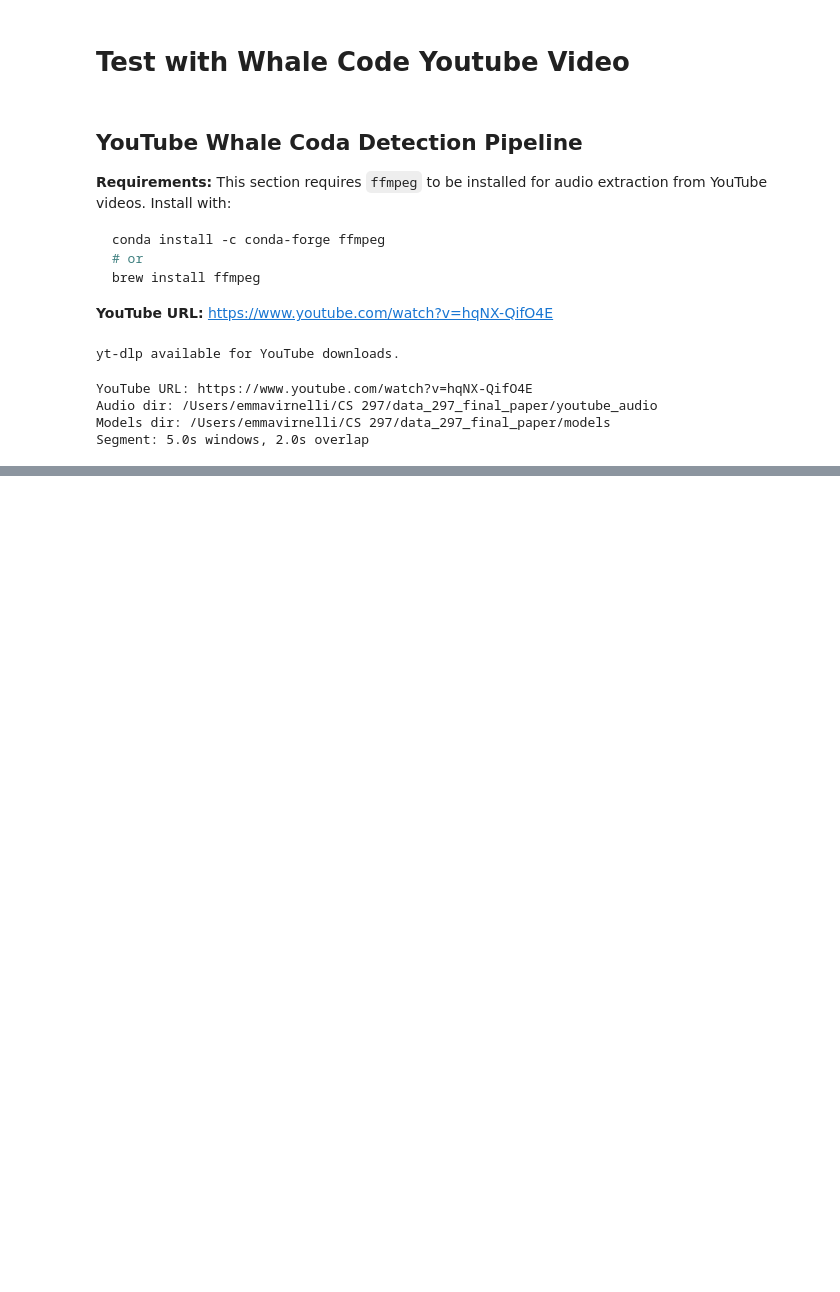
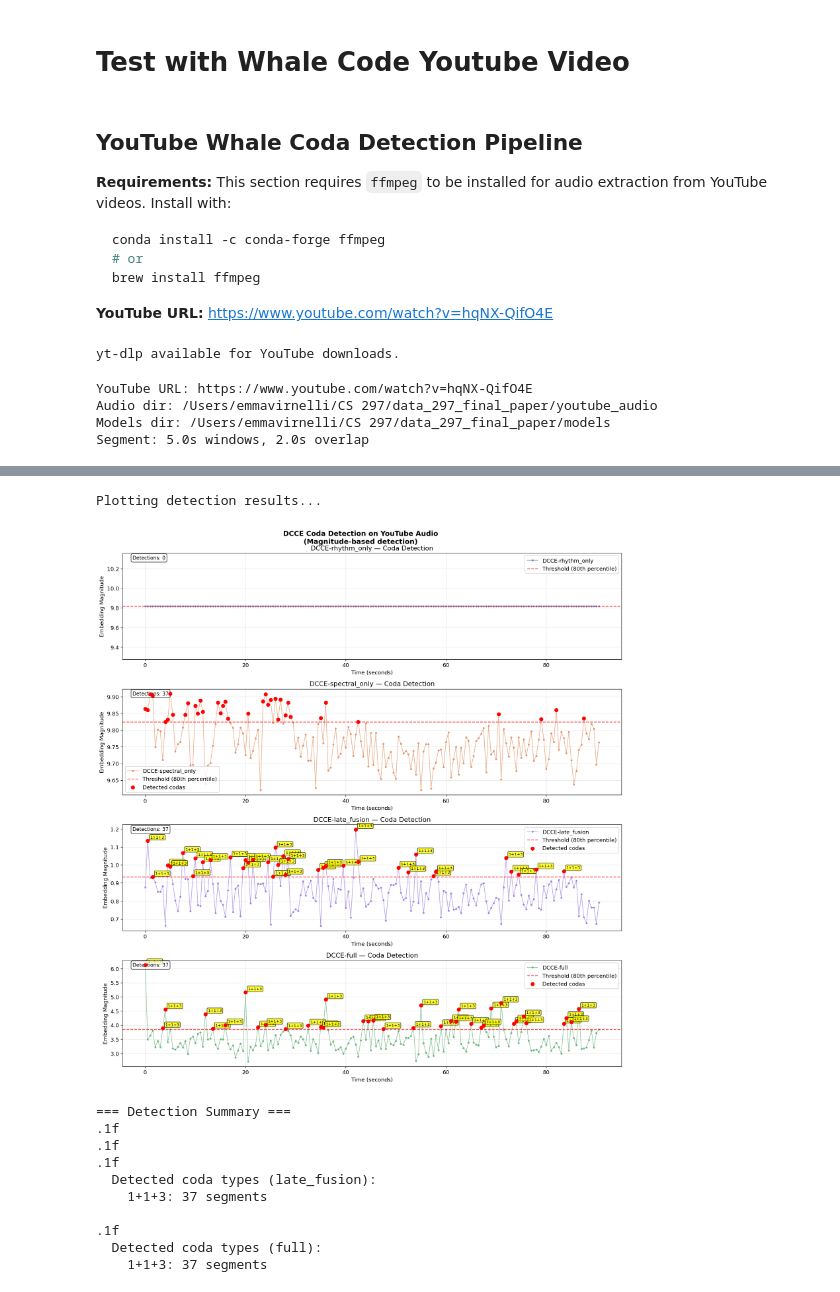
Before and after one commit to fifth-island/data_297_final_paper, a Jupyter notebook: notebooks/phase3_dcce_plus_yt.ipynb, the cells around one changed output, grey strips where cells are left out. Cells and saved outputs as stored; diff of their text form; code cells hidden in the pictures; blank space fills up the shorter version.

```diff
--- a/notebooks/phase3_dcce_plus_yt.ipynb
+++ b/notebooks/phase3_dcce_plus_yt.ipynb
@@ -1319,21 +1371,33 @@ def run_inference(models, mel_batch, device):
             if variant == "rhythm_only":
                 # Only use rhythm encoder (with dummy ICI)
                 embeddings = model.encode_rhythm(ici_dummy)
+                # For rhythm-only, we can't predict coda types meaningfully
+                coda_type_logits = torch.zeros((n_segments, n_types)).to(device)
             elif variant == "spectral_only":
                 # Only use spectral encoder
                 embeddings = model.encode_spectral(mel_batch)
+                # For spectral-only, we can't predict coda types meaningfully
+                coda_type_logits = torch.zeros((n_segments, n_types)).to(device)
             else:
-                # Full model: use both encoders
-                z, _, _ = model(ici_dummy, mel_batch)
+                # Full model: use both encoders and get type predictions
+                z, r_emb, s_emb = model(ici_dummy, mel_batch)
                 embeddings = z
+                # Get coda type predictions from the rhythm embedding
+                coda_type_logits = model.head_type(r_emb)
 
             # Compute magnitude-based coda detection
-            # Use embedding magnitude as a simple proxy for coda presence
             magnitudes = torch.norm(embeddings, dim=1).cpu().numpy()
+
+            # Get coda type predictions
+            coda_type_probs = torch.softmax(coda_type_logits, dim=1).cpu().numpy()
+            coda_type_preds = np.argmax(coda_type_probs, axis=1)
 
             results[variant] = {
                 'embeddings': embeddings.cpu().numpy(),
-                'magnitudes': magnitudes
+                'magnitudes': magnitudes,
+                'coda_type_logits': coda_type_logits.cpu().numpy(),
+                'coda_type_probs': coda_type_probs,
+                'coda_type_preds': coda_type_preds
             }
 
     return results
@@ -1350,6 +1424,6 @@ for variant, res in inference_results.items():
 # %%
 # ── Visualize coda detection results ──────────────────────────────────────
-def plot_detection_results(results, start_times, segment_duration=5.0, threshold_percentile=80):
+def plot_detection_results(results, start_times, segment_duration=5.0, threshold_percentile=80, le_type=None):
     """Plot magnitude-based coda detection over time."""
     fig, axes = plt.subplots(len(results), 1, figsize=(15, 4*len(results)))
     if len(results) == 1:
@@ -1380,32 +1454,69 @@ def plot_detection_results(results, start_times, segment_duration=5.0, threshold
                       magnitudes[detections],
                       color='red', s=50, zorder=5, label="Detected codas")
 
+            # Add coda type labels for detections (only for full/late_fusion models)
+            if variant in ["late_fusion", "full"] and le_type is not None:
+                coda_type_preds = res['coda_type_preds']
+                for j, (time, mag, detected, type_pred) in enumerate(zip(start_times, magnitudes, detections, coda_type_preds)):
+                    if detected:
+                        type_name = le_type.inverse_transform([type_pred])[0]
+                        ax.annotate(type_name, (time, mag), xytext=(5, 5),
+                                  textcoords='offset points', fontsize=8,
+                                  bbox=dict(boxstyle='round,pad=0.2', facecolor='yellow', alpha=0.8))
+
         ax.set_xlabel("Time (seconds)")
         ax.set_ylabel("Embedding Magnitude")
         ax.set_title(f"DCCE-{variant} — Coda Detection")
         ax.legend()
         ax.grid(alpha=0.3)
 
         # Add detection count
         n_detections = detections.sum()
         ax.text(0.02, 0.98, f"Detections: {n_detections}",
                 transform=ax.transAxes, fontsize=10, verticalalignment='top',
                 bbox=dict(boxstyle='round', facecolor='white', alpha=0.8))
 
     plt.tight_layout()
     return fig
 
 # Plot results
 print("Plotting detection results...")
-fig = plot_detection_results(inference_results, start_times)
+fig = plot_detection_results(inference_results, start_times, le_type=le_type)
 plt.savefig(os.path.join(FIGS, "fig_youtube_coda_detection.png"), dpi=130, bbox_inches="tight")
 plt.show()
 
 # Summary statistics
 print("\n=== Detection Summary ===")
 for variant, res in inference_results.items():
     magnitudes = res['magnitudes']
     threshold = np.percentile(magnitudes, 80)
     n_detections = (magnitudes > threshold).sum()
     detection_rate = n_detections / len(magnitudes) * 100
     print(".1f")
+
+    # Show coda type breakdown for detected segments (only for full/late_fusion)
+    if variant in ["late_fusion", "full"] and n_detections > 0:
+        detections = magnitudes > threshold
+        detected_types = res['coda_type_preds'][detections]
+        type_counts = {}
+        for type_idx in detected_types:
+            type_name = le_type.inverse_transform([type_idx])[0]
+            type_counts[type_name] = type_counts.get(type_name, 0) + 1
+
+        print(f"  Detected coda types ({variant}):")
+        for type_name, count in sorted(type_counts.items()):
+            print(f"    {type_name}: {count} segments")
+        print()
+# %% [output]
+Plotting detection results...
+[figure, added]
+=== Detection Summary ===
+.1f
+.1f
+.1f
+  Detected coda types (late_fusion):
+    1+1+3: 37 segments
+
+.1f
+  Detected coda types (full):
+    1+1+3: 37 segments
```
Also changed, not shown: parts of 11 cells of this notebook.
